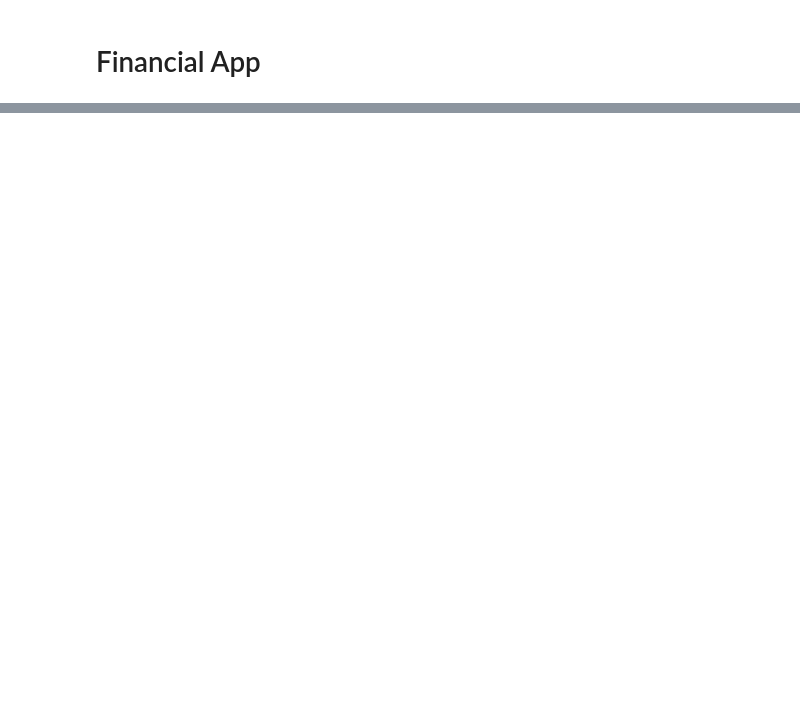
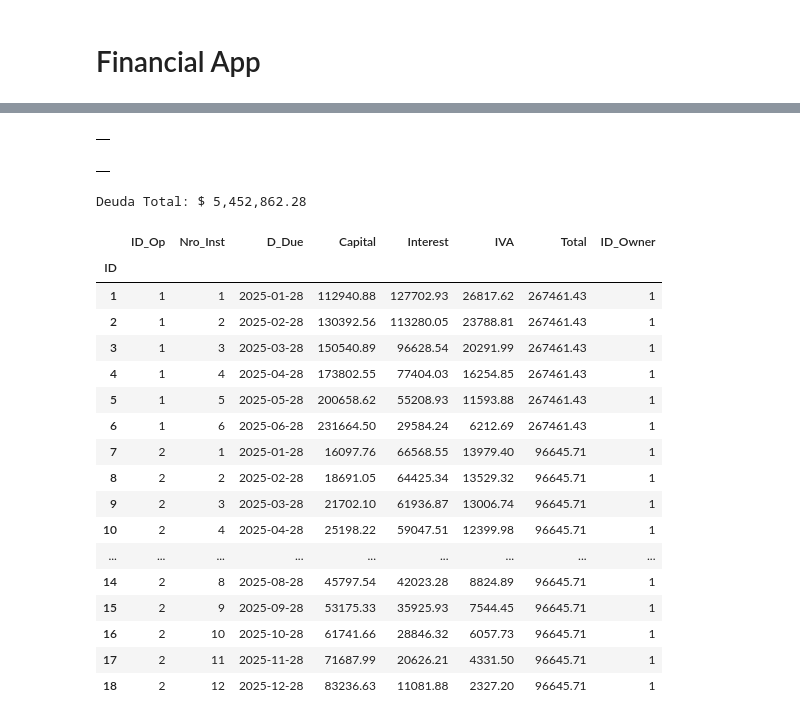
Before and after one commit to JuanMCarini/FinancialApp, a Jupyter notebook: notebooks/Start_DataBases.ipynb, the cells around one changed output, grey strips where cells are left out. Cells and saved outputs as stored; diff of their text form; code cells hidden in the pictures; blank space fills up the shorter version.

```diff
--- a/notebooks/Start_DataBases.ipynb
+++ b/notebooks/Start_DataBases.ipynb
@@ -52,2 +90,37 @@ Deuda Total: $ 5,452,862.28
+# %%
+penalties
+# %% [output]
+|  |
+# %%
+installments
+# %% [output]
+|  |
+# %%
+from app.modules.database.credit_manager import credits_balance
+balance = credits_balance()
+print(f'Deuda Total: $ {balance['Total'].sum():,.2f}')
+
+# balance[['Capital', 'Interest', 'IVA', 'Total']] = balance[['Capital', 'Interest', 'IVA', 'Total']].map('${:,.2f}'.format)
+balance.loc[balance['ID_Op'].isin([1, 2])]
+# %% [output]
+Deuda Total: $ 5,452,862.28
+|  | ID_Op | Nro_Inst | D_Due | Capital | Interest | IVA | Total | ID_Owner |
+| ID |  |  |  |  |  |  |  |  |
+| 1 | 1 | 1 | 2025-01-28 | 112940.88 | 127702.93 | 26817.62 | 267461.43 | 1 |
+| 2 | 1 | 2 | 2025-02-28 | 130392.56 | 113280.05 | 23788.81 | 267461.43 | 1 |
+| 3 | 1 | 3 | 2025-03-28 | 150540.89 | 96628.54 | 20291.99 | 267461.43 | 1 |
+| 4 | 1 | 4 | 2025-04-28 | 173802.55 | 77404.03 | 16254.85 | 267461.43 | 1 |
+| 5 | 1 | 5 | 2025-05-28 | 200658.62 | 55208.93 | 11593.88 | 267461.43 | 1 |
+| 6 | 1 | 6 | 2025-06-28 | 231664.50 | 29584.24 | 6212.69 | 267461.43 | 1 |
+| 7 | 2 | 1 | 2025-01-28 | 16097.76 | 66568.55 | 13979.40 | 96645.71 | 1 |
+| 8 | 2 | 2 | 2025-02-28 | 18691.05 | 64425.34 | 13529.32 | 96645.71 | 1 |
+| 9 | 2 | 3 | 2025-03-28 | 21702.10 | 61936.87 | 13006.74 | 96645.71 | 1 |
+| 10 | 2 | 4 | 2025-04-28 | 25198.22 | 59047.51 | 12399.98 | 96645.71 | 1 |
+| ... | ... | ... | ... | ... | ... | ... | ... | ... |
+| 14 | 2 | 8 | 2025-08-28 | 45797.54 | 42023.28 | 8824.89 | 96645.71 | 1 |
+| 15 | 2 | 9 | 2025-09-28 | 53175.33 | 35925.93 | 7544.45 | 96645.71 | 1 |
+| 16 | 2 | 10 | 2025-10-28 | 61741.66 | 28846.32 | 6057.73 | 96645.71 | 1 |
+| 17 | 2 | 11 | 2025-11-28 | 71687.99 | 20626.21 | 4331.50 | 96645.71 | 1 |
+| 18 | 2 | 12 | 2025-12-28 | 83236.63 | 11081.88 | 2327.20 | 96645.71 | 1 |
 # %%
 reload(credit_manager)
```
Also changed, not shown: parts of 11 cells of this notebook, 3 other files.
